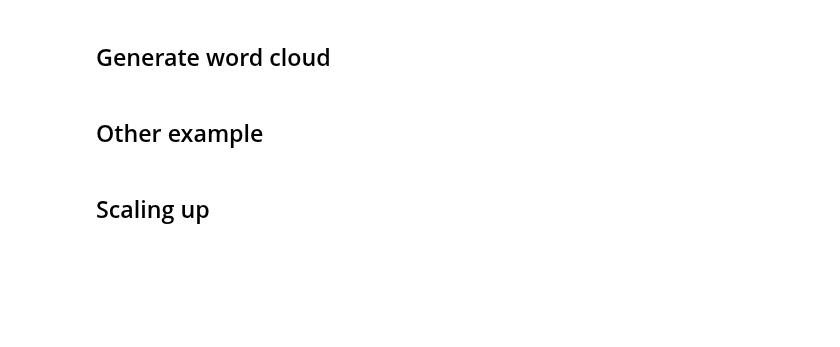
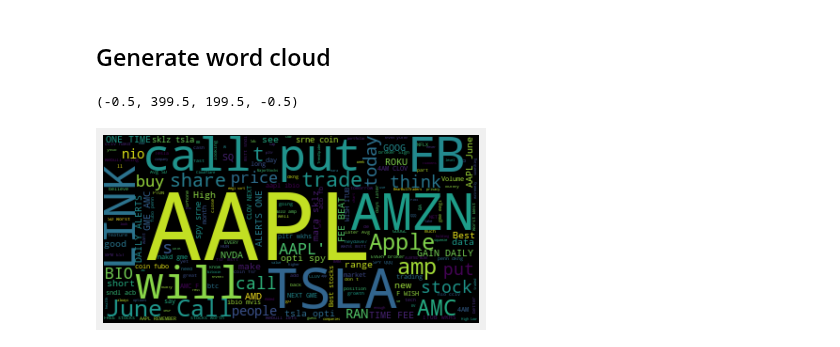
Before and after one commit to ghcn345/Stock-Market-Prediction, a Jupyter notebook: stock_market_NLP.ipynb, the cells around one changed output. Cells and saved outputs as stored; diff of their text form; code cells hidden in the pictures; blank space fills up the shorter version.

Commit message:
cloud word

```diff
--- a/stock_market_NLP.ipynb
+++ b/stock_market_NLP.ipynb
@@ -297,4 +276,9 @@ wordcloud = WordCloud(
+# %%
+text = df_pd.tweet.values
+wordcloud = WordCloud(background_color = 'black').generate(str(text))
 # %%
 plt.imshow(wordcloud, interpolation='bilinear')
 plt.axis("off")
-plt.rcParams['figure.figsize'] = [10, 10]
+# %% [output]
+(-0.5, 399.5, 199.5, -0.5)
+[figure, added]
@@ -327,2 +284,0 @@ def generate_word_cloud(tweets):
-# %% [markdown]
-## Other example
@@ -333,2 +284,0 @@ generate_word_cloud(tweets)
-# %% [markdown]
-## Scaling up
```
Also changed, not shown: parts of 7 cells of this notebook.
